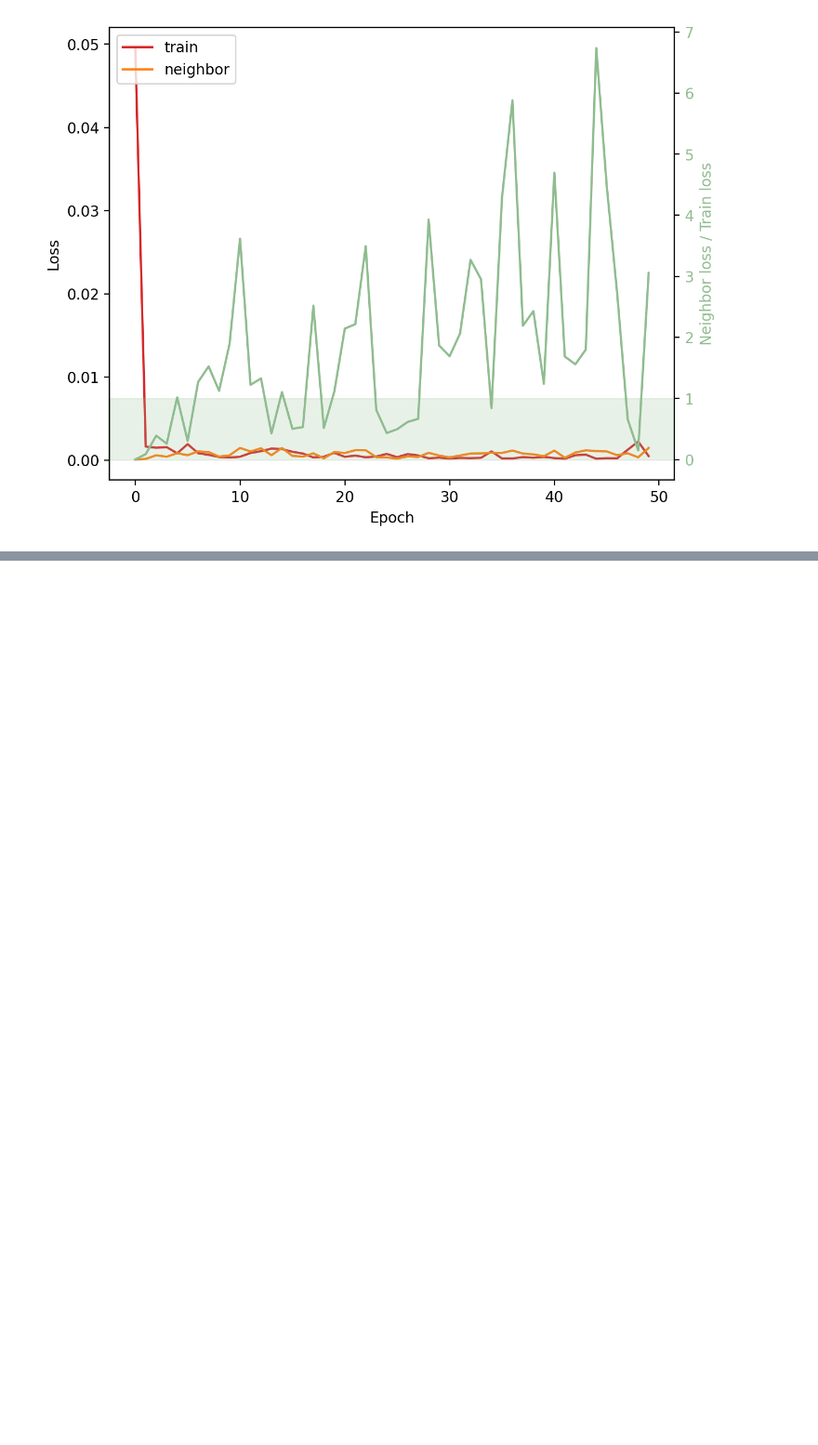
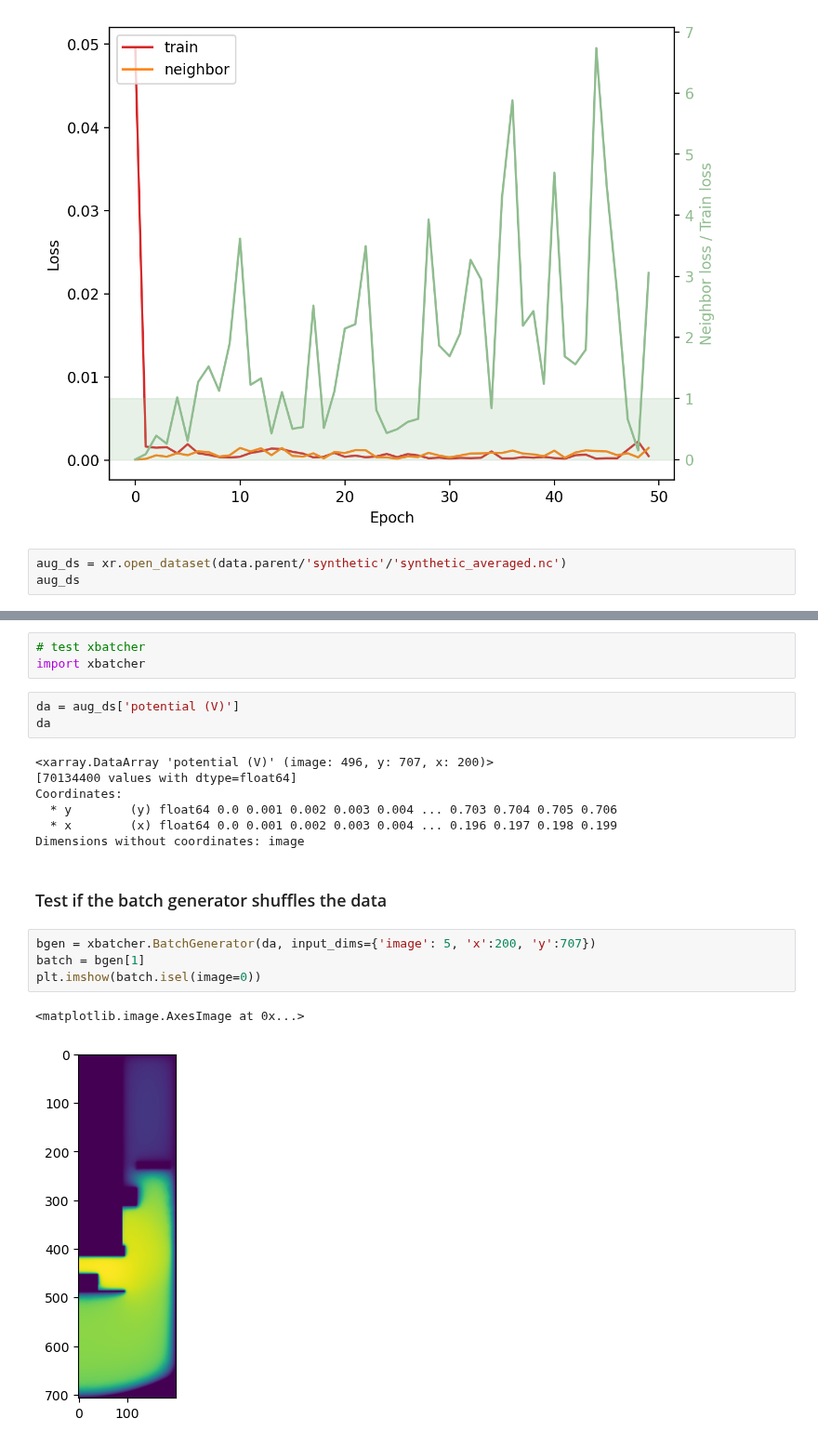
Before and after one commit to jarltc/2d-discharge-nn, a Jupyter notebook: data-vis.ipynb, the cells around one changed output, grey strips where cells are left out. Shown at 93% size. Cells and saved outputs as stored; diff of their text form; blank space fills up the shorter version.

```diff
--- a/data-vis.ipynb
+++ b/data-vis.ipynb
@@ -107,3 +134,6 @@ ax.legend(loc=2)
 # %% [output]
 <matplotlib.legend.Legend at 0x...>
 [figure]
+# %%
+aug_ds = xr.open_dataset(data.parent/'synthetic'/'synthetic_averaged.nc')
+aug_ds
@@ -109,0 +153,22 @@ ax.legend(loc=2)
+# %%
+# test xbatcher
+import xbatcher
+# %%
+da = aug_ds['potential (V)']
+da
+# %% [output]
+<xarray.DataArray 'potential (V)' (image: 496, y: 707, x: 200)>
+[70134400 values with dtype=float64]
+Coordinates:
+  * y        (y) float64 0.0 0.001 0.002 0.003 0.004 ... 0.703 0.704 0.705 0.706
+  * x        (x) float64 0.0 0.001 0.002 0.003 0.004 ... 0.196 0.197 0.198 0.199
+Dimensions without coordinates: image
+# %% [markdown]
+### Test if the batch generator shuffles the data
+# %%
+bgen = xbatcher.BatchGenerator(da, input_dims={'image': 5, 'x':200, 'y':707})
+batch = bgen[1]
+plt.imshow(batch.isel(image=0))
+# %% [output]
+<matplotlib.image.AxesImage at 0x...>
+[figure, added]
```
Also changed, not shown: parts of 14 cells of this notebook.
